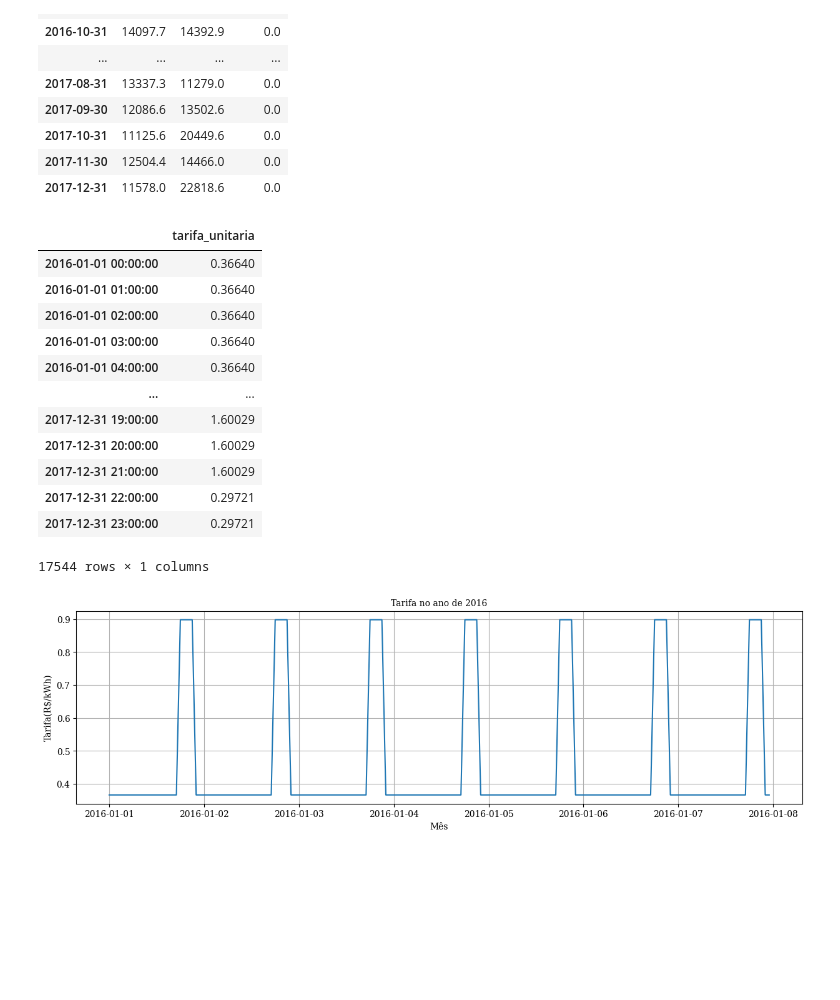
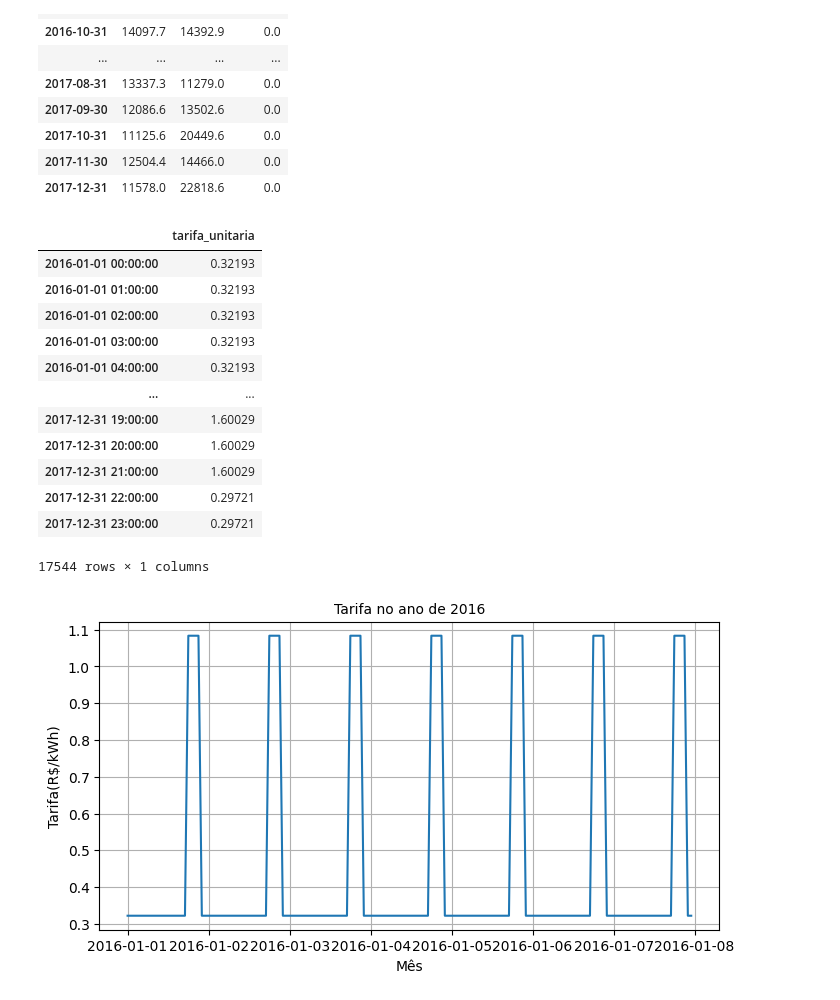
Before and after one commit to arthurcoelho442/Sujidade-e-Retorno-Economico-de-Baterias, a Jupyter notebook: atual copy 2.ipynb, the cells around one changed output. Cells and saved outputs as stored; diff of their text form; code cells hidden in the pictures; blank space fills up the shorter version.

```diff
--- a/atual copy 2.ipynb
+++ b/atual copy 2.ipynb
@@ -673,12 +674,16 @@ tarifa_2016 = {'ponta': 0.51204 + 0.38631, 'fora ponta': 0.11703 + 0.24937} # RE
 tarifa_2017 = {'ponta': 1.24856 + 0.35173, 'fora ponta': 0.06780 + 0.22941} # RESOLUÇÃO HOMOLOGATÓRIA No 2.207, DE 14 DE MARÇO DE 2017
 
 for idx in tarifa_unitaria.index:
-    if idx.year == 2015:
-        tarifa = tarifa_2015
-    elif idx.year == 2016:
-        tarifa = tarifa_2016
+    if idx.year == 2016:
+        if idx.month < 11 or (idx.month == 11 and idx.day < 29):
+            tarifa = tarifa_2015
+        else:
+            tarifa = tarifa_2016
     else:
-        tarifa = tarifa_2017
+        if idx.month < 3 or (idx.month == 3 and idx.day < 14):
+            tarifa = tarifa_2016
+        else:
+            tarifa = tarifa_2017
 
     if 18 <= idx.hour <= 21:
         tarifa_unitaria.loc[idx, 'tarifa_unitaria'] = tarifa['ponta']
@@ -688,11 +693,11 @@ for idx in tarifa_unitaria.index:
 display(tarifa_unitaria)
 # %% [output]
 |  | tarifa_unitaria |
-| 2016-01-01 00:00:00 | 0.36640 |
-| 2016-01-01 01:00:00 | 0.36640 |
-| 2016-01-01 02:00:00 | 0.36640 |
-| 2016-01-01 03:00:00 | 0.36640 |
-| 2016-01-01 04:00:00 | 0.36640 |
+| 2016-01-01 00:00:00 | 0.32193 |
+| 2016-01-01 01:00:00 | 0.32193 |
+| 2016-01-01 02:00:00 | 0.32193 |
+| 2016-01-01 03:00:00 | 0.32193 |
+| 2016-01-01 04:00:00 | 0.32193 |
 | ... | ... |
 | 2017-12-31 19:00:00 | 1.60029 |
 | 2017-12-31 20:00:00 | 1.60029 |
@@ -702,15 +707,15 @@ display(tarifa_unitaria)
 17544 rows × 1 columns
 # %%
 #@title **Tarifa no ano de 2016**
-plt.figure(figsize=(15,4))
+plt.figure(figsize=(8,4))
 
 plt.grid(True)
 plt.title('Tarifa no ano de 2016',  fontsize = 10)
 plt.ylabel('Tarifa(R$/kWh)',  fontsize = 10)
 plt.xlabel('Mês',  fontsize = 10)
 
 plt.plot(tarifa_unitaria.iloc[:168,:])
 
 plt.show()
 # %% [output]
-[figure, old version]
+[figure, new version]
```
Also changed, not shown: parts of 29 cells of this notebook, 5 other files.
